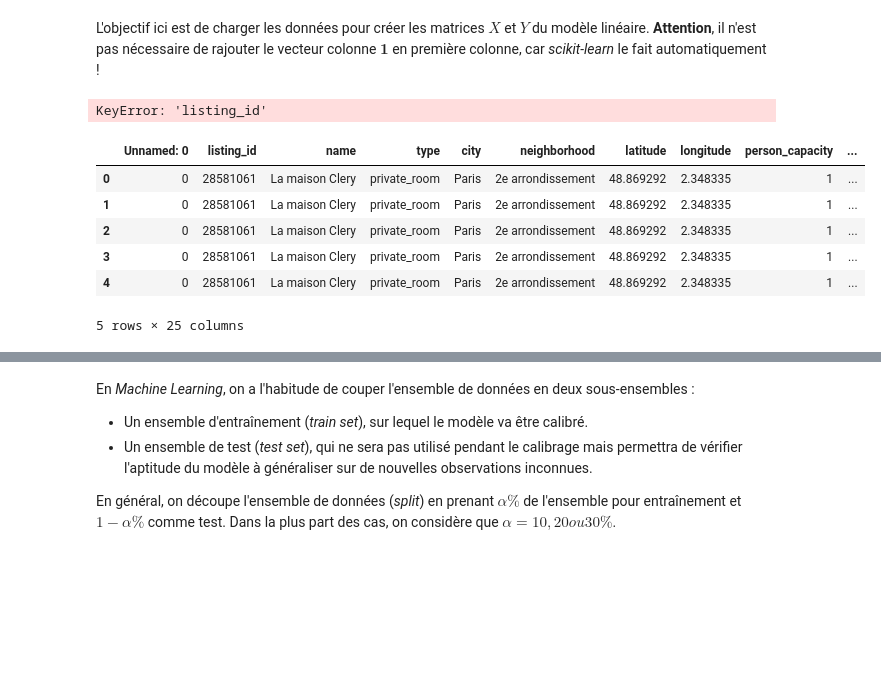
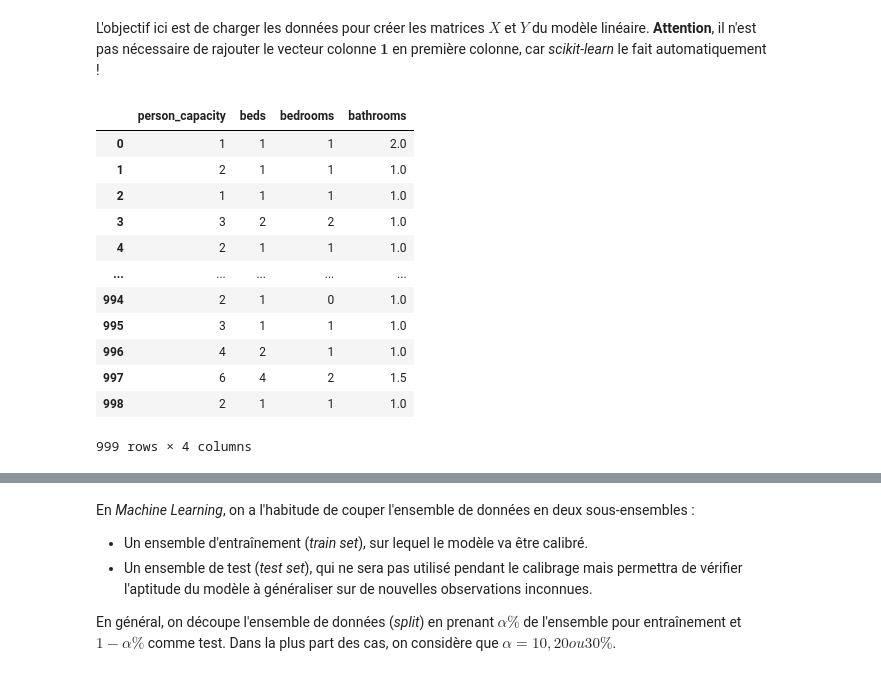
Before and after one commit to Shhhpoulpe/cours-de-python, a Jupyter notebook: Machine Learning/modeLineaire.ipynb, the cells around one changed output, grey strips where cells are left out. Cells and saved outputs as stored; diff of their text form; code cells hidden in the pictures; blank space fills up the shorter version.

```diff
--- a/Machine Learning/modeLineaire.ipynb
+++ b/Machine Learning/modeLineaire.ipynb
@@ -103,3 +105,5 @@ listings_final.head()
 # %%
 # price_availability.drop_duplicates(keep="first")
 # price_availability.head()
+# %%
+prixMoyen = price_availability.groupby('listing_id')['local_price'].agg([np.mean])
@@ -105,0 +127,2 @@ listings_final.head()
+# %%
+prixMoyen.rename(columns={'mean': 'Prix Moyen'}, inplace=True)
@@ -105,0 +133,2 @@ listings_final.head()
+# %%
+listings_final = pd.merge(listings_final,prixMoyen,on='listing_id')
@@ -110,18 +148,22 @@ L'objectif ici est de charger les données pour créer les matrices $X$ et $Y$ d
 # %%
 #définir 2 variables de travail
 #X := les features à utiliser
-X = pd.merge(listings_final,price_availability["local_price"],on='listing_id')
+X = listings_final[['person_capacity','beds','bedrooms','bathrooms']]
 #Y := la target (prix)
-Y = price_availability.local_price
+Y = listings_final[['Prix Moyen']]
-# %% [output]
-KeyError: 'listing_id'
 # %%
-X.head()
+X
 # %% [output]
-|  | Unnamed: 0 | listing_id | name | type | city | neighborhood | latitude | longitude | person_capacity | ... |
-| 0 | 0 | 28581061 | La maison Clery | private_room | Paris | 2e arrondissement | 48.869292 | 2.348335 | 1 | ... |
-| 1 | 0 | 28581061 | La maison Clery | private_room | Paris | 2e arrondissement | 48.869292 | 2.348335 | 1 | ... |
-| 2 | 0 | 28581061 | La maison Clery | private_room | Paris | 2e arrondissement | 48.869292 | 2.348335 | 1 | ... |
-| 3 | 0 | 28581061 | La maison Clery | private_room | Paris | 2e arrondissement | 48.869292 | 2.348335 | 1 | ... |
-| 4 | 0 | 28581061 | La maison Clery | private_room | Paris | 2e arrondissement | 48.869292 | 2.348335 | 1 | ... |
+|  | person_capacity | beds | bedrooms | bathrooms |
+| 0 | 1 | 1 | 1 | 2.0 |
+| 1 | 2 | 1 | 1 | 1.0 |
+| 2 | 1 | 1 | 1 | 1.0 |
+| 3 | 3 | 2 | 2 | 1.0 |
+| 4 | 2 | 1 | 1 | 1.0 |
+| ... | ... | ... | ... | ... |
+| 994 | 2 | 1 | 0 | 1.0 |
+| 995 | 3 | 1 | 1 | 1.0 |
+| 996 | 4 | 2 | 1 | 1.0 |
+| 997 | 6 | 4 | 2 | 1.5 |
+| 998 | 2 | 1 | 1 | 1.0 |
-5 rows × 25 columns
+999 rows × 4 columns
```
Also changed, not shown: parts of 14 cells of this notebook, 3 other files.
